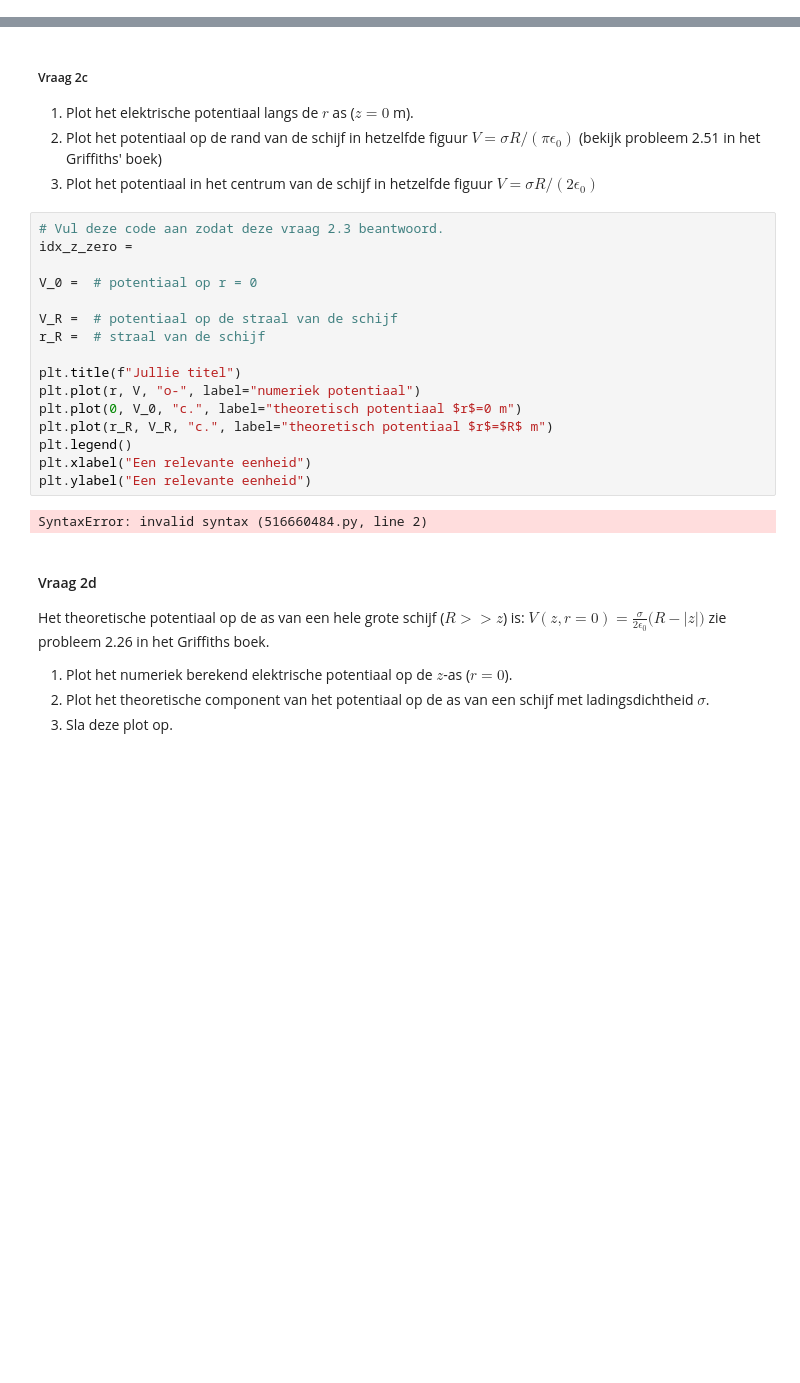
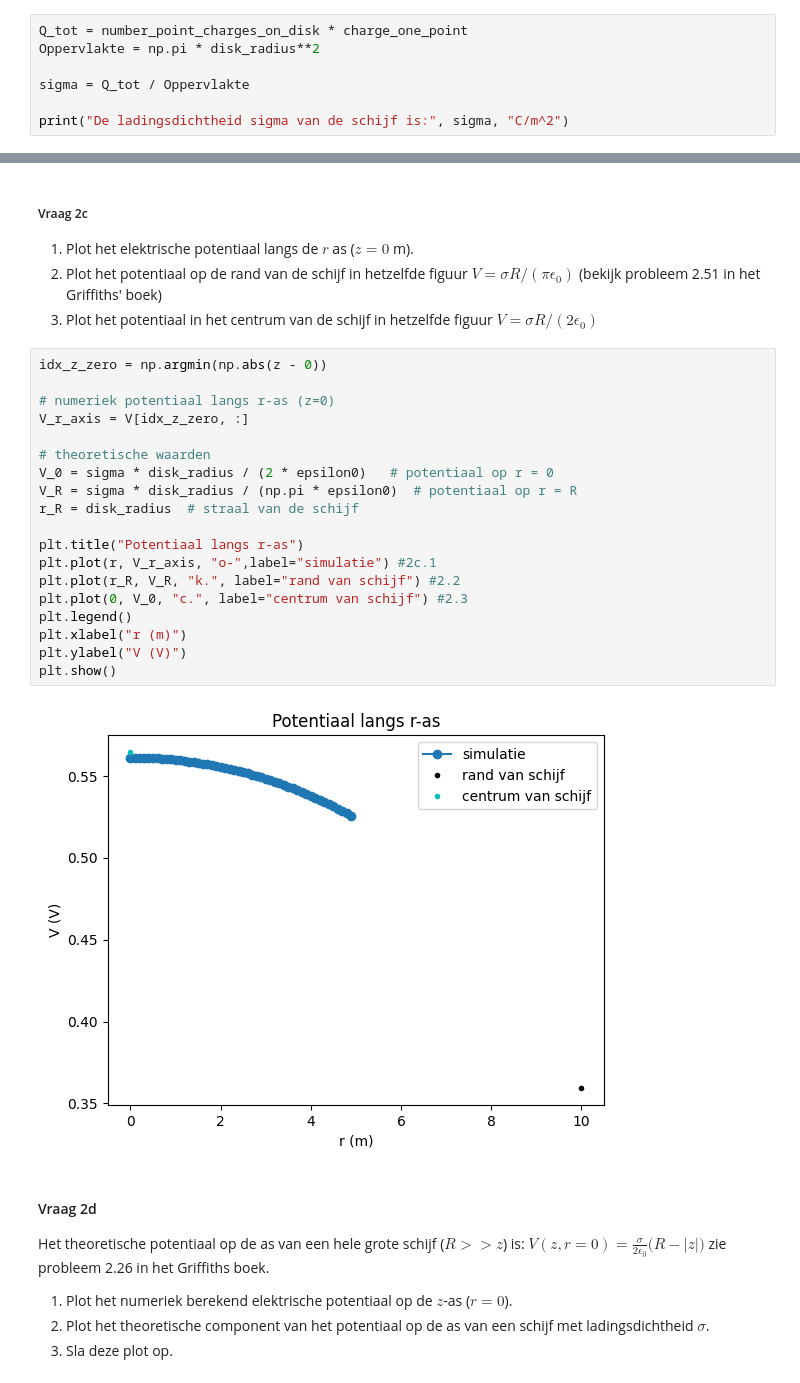
Before and after one commit to yaeljawahierkhan/opdrachten-DEF-D, a Jupyter notebook: DigitaleOntwerpopdrachten/1CondensatorOpdracht/CondensatorOntwerpopdracht.ipynb, the cells around one changed output, grey strips where cells are left out. Saved outputs shown, nothing was run; the diff lists cells and outputs as text; blank space fills up the shorter version.

```diff
--- a/DigitaleOntwerpopdrachten/1CondensatorOpdracht/CondensatorOntwerpopdracht.ipynb
+++ b/DigitaleOntwerpopdrachten/1CondensatorOpdracht/CondensatorOntwerpopdracht.ipynb
@@ -149,0 +191,7 @@ Het aantal punten dat gebruikt wordt om de schijf te creëren is number_point_ch
+# %%
+Q_tot = number_point_charges_on_disk * charge_one_point
+Oppervlakte = np.pi * disk_radius**2
+
+sigma = Q_tot / Oppervlakte
+
+print("De ladingsdichtheid sigma van de schijf is:", sigma, "C/m^2")
@@ -155,23 +205,26 @@ Het aantal punten dat gebruikt wordt om de schijf te creëren is number_point_ch
 (bekijk probleem 2.51 in het Griffiths' boek)
 3. Plot het potentiaal in het centrum van de schijf in hetzelfde figuur $V = \sigma R/(2 \epsilon_0)$
 # %%
-# Vul deze code aan zodat deze vraag 2.3 beantwoord.
-idx_z_zero =
+idx_z_zero = np.argmin(np.abs(z - 0))
 
-V_0 =  # potentiaal op r = 0
+# numeriek potentiaal langs r-as (z=0)
+V_r_axis = V[idx_z_zero, :]
 
-V_R =  # potentiaal op de straal van de schijf
-r_R =  # straal van de schijf
+# theoretische waarden
+V_0 = sigma * disk_radius / (2 * epsilon0)   # potentiaal op r = 0
+V_R = sigma * disk_radius / (np.pi * epsilon0)  # potentiaal op r = R
+r_R = disk_radius  # straal van de schijf
 
-plt.title(f"Jullie titel")
-plt.plot(r, V, "o-", label="numeriek potentiaal")
-plt.plot(0, V_0, "c.", label="theoretisch potentiaal $r$=0 m")
-plt.plot(r_R, V_R, "c.", label="theoretisch potentiaal $r$=$R$ m")
+plt.title("Potentiaal langs r-as")
+plt.plot(r, V_r_axis, "o-",label="simulatie") #2c.1
+plt.plot(r_R, V_R, "k.", label="rand van schijf") #2.2
+plt.plot(0, V_0, "c.", label="centrum van schijf") #2.3
 plt.legend()
-plt.xlabel("Een relevante eenheid")
-plt.ylabel("Een relevante eenheid")
+plt.xlabel("r (m)")
+plt.ylabel("V (V)")
+plt.show()
 # %% [output]
-SyntaxError: invalid syntax (516660484.py, line 2)
+[figure, added]
 # %% [markdown]
 #### Vraag 2d
 
```
Also changed, not shown: parts of 16 cells of this notebook, 4 other files.
